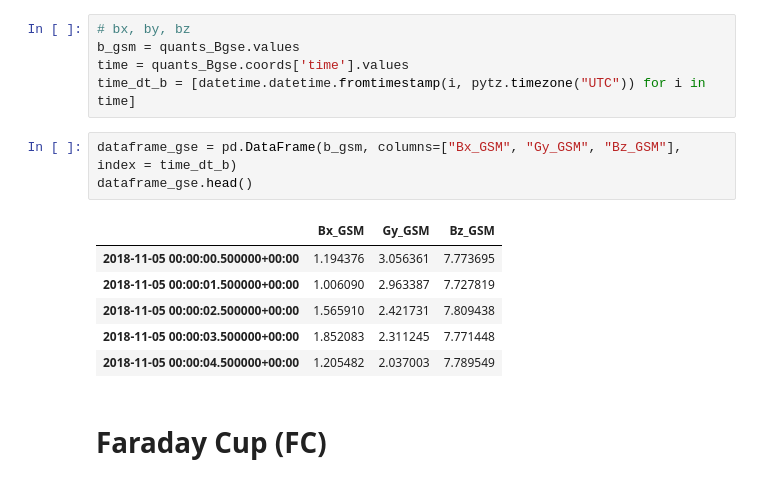
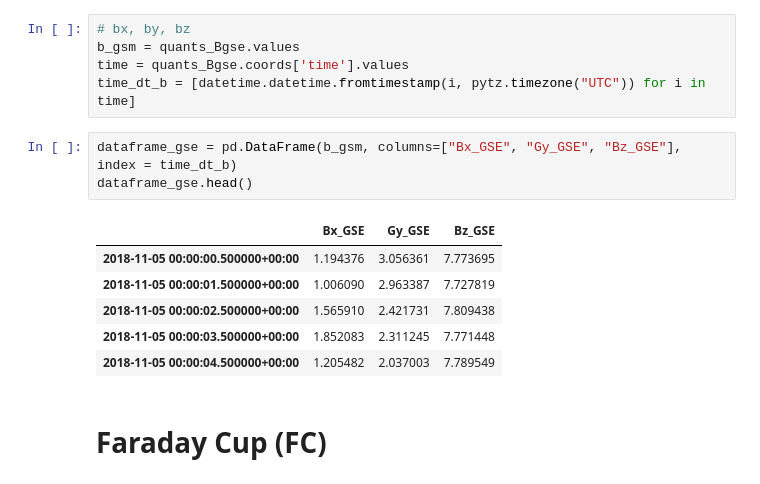
Before and after one commit to zemarchezi/NASASpaceApps, a Jupyter notebook: Read_CDF_Files.ipynb, the cells around one changed output. Drawn from its saved outputs; the diff is of its cells as text.

```diff
--- a/Read_CDF_Files.ipynb
+++ b/Read_CDF_Files.ipynb
@@ -99,10 +133,10 @@ b_gsm = quants_Bgse.values
 time = quants_Bgse.coords['time'].values
 time_dt_b = [datetime.datetime.fromtimestamp(i, pytz.timezone("UTC")) for i in time]
 # %%
-dataframe_gse = pd.DataFrame(b_gsm, columns=["Bx_GSM", "Gy_GSM", "Bz_GSM"], index = time_dt_b)
+dataframe_gse = pd.DataFrame(b_gsm, columns=["Bx_GSE", "Gy_GSE", "Bz_GSE"], index = time_dt_b)
 dataframe_gse.head()
 # %% [output]
-|  | Bx_GSM | Gy_GSM | Bz_GSM |
+|  | Bx_GSE | Gy_GSE | Bz_GSE |
 | 2018-11-05 00:00:00.500000+00:00 | 1.194376 | 3.056361 | 7.773695 |
 | 2018-11-05 00:00:01.500000+00:00 | 1.006090 | 2.963387 | 7.727819 |
 | 2018-11-05 00:00:02.500000+00:00 | 1.565910 | 2.421731 | 7.809438 |
```
Also changed, not shown: parts of 16 cells of this notebook.
